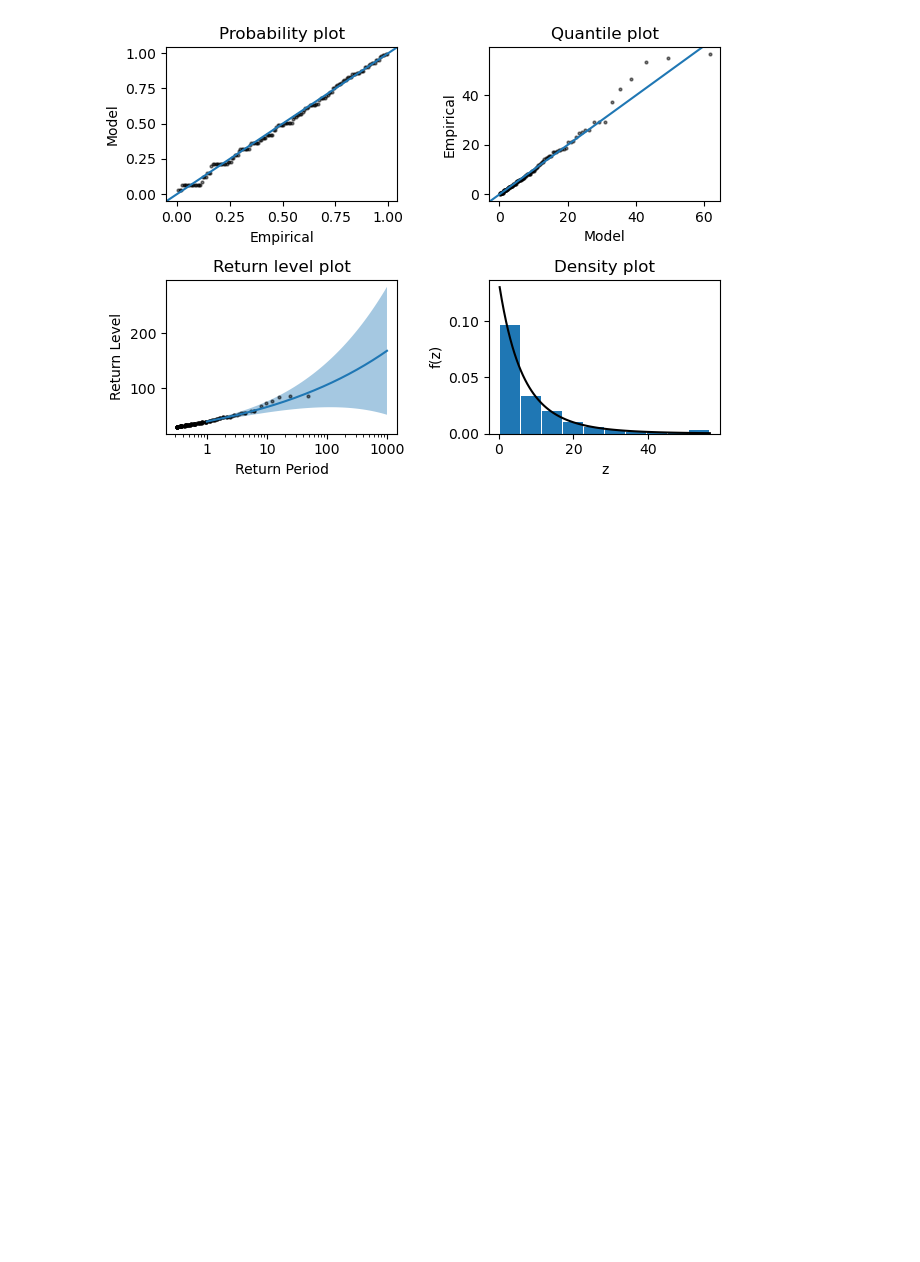
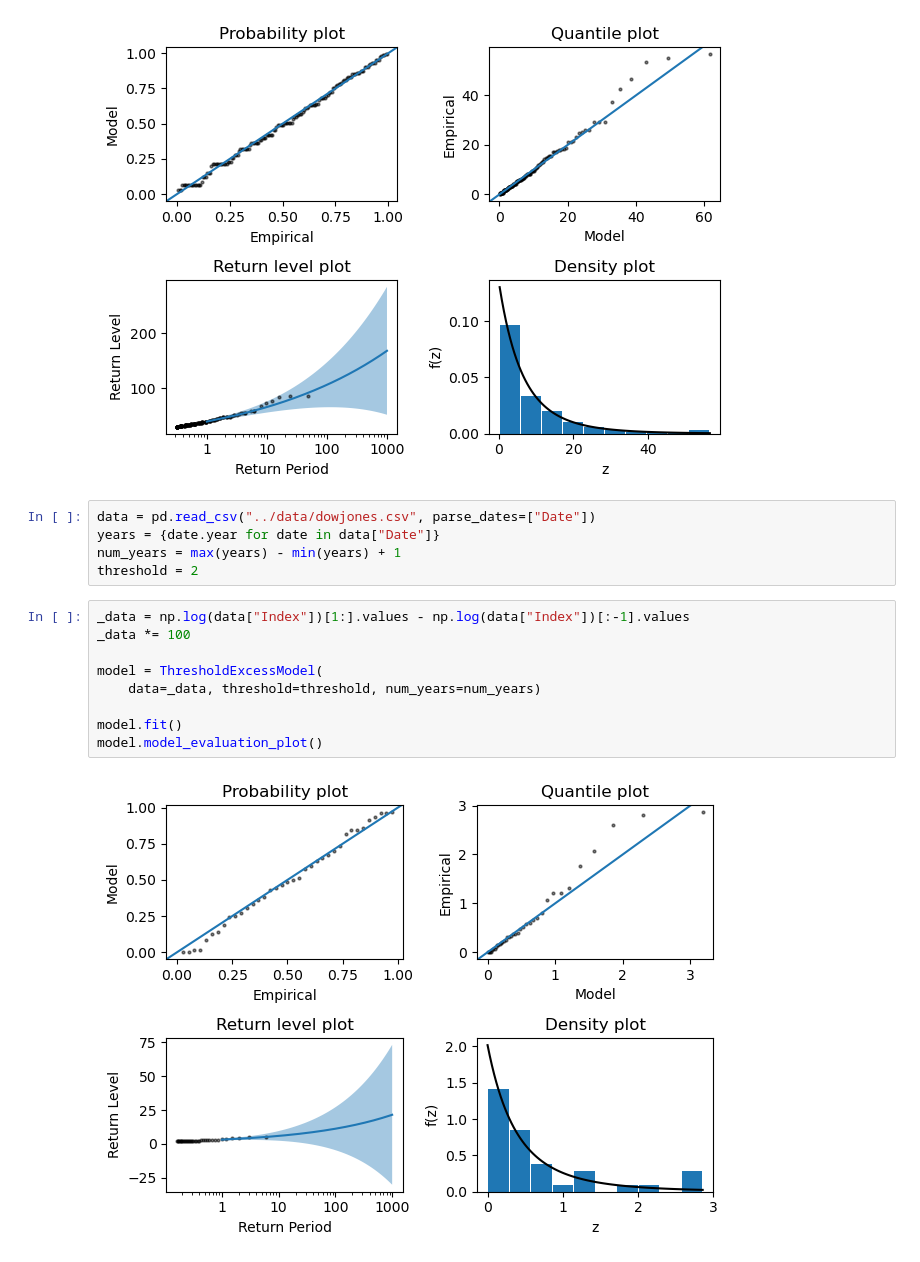
Before and after one commit to jlehtomaa/caseva, a Jupyter notebook: notebooks/tutorial.ipynb, the cells around one changed output. Saved outputs shown, nothing was run; the diff lists cells and outputs as text; blank space fills up the shorter version.

Commit message:
rafactor + dowjones data

```diff
--- a/notebooks/tutorial.ipynb
+++ b/notebooks/tutorial.ipynb
@@ -36,3 +37,19 @@ model.fit()
 model.model_evaluation_plot()
 # %% [output]
 [figure]
+# %%
+data = pd.read_csv("../data/dowjones.csv", parse_dates=["Date"])
+years = {date.year for date in data["Date"]}
+num_years = max(years) - min(years) + 1
+threshold = 2
+# %%
+_data = np.log(data["Index"])[1:].values - np.log(data["Index"])[:-1].values
+_data *= 100
+
+model = ThresholdExcessModel(
+    data=_data, threshold=threshold, num_years=num_years)
+
+model.fit()
+model.model_evaluation_plot()
+# %% [output]
+[figure, added]
```
Also changed, not shown: parts of 2 cells of this notebook, 5 other files.
